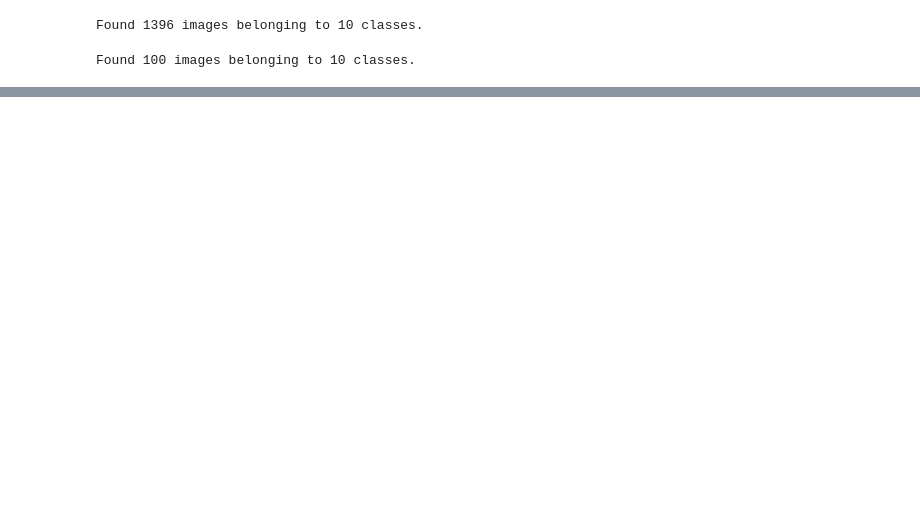
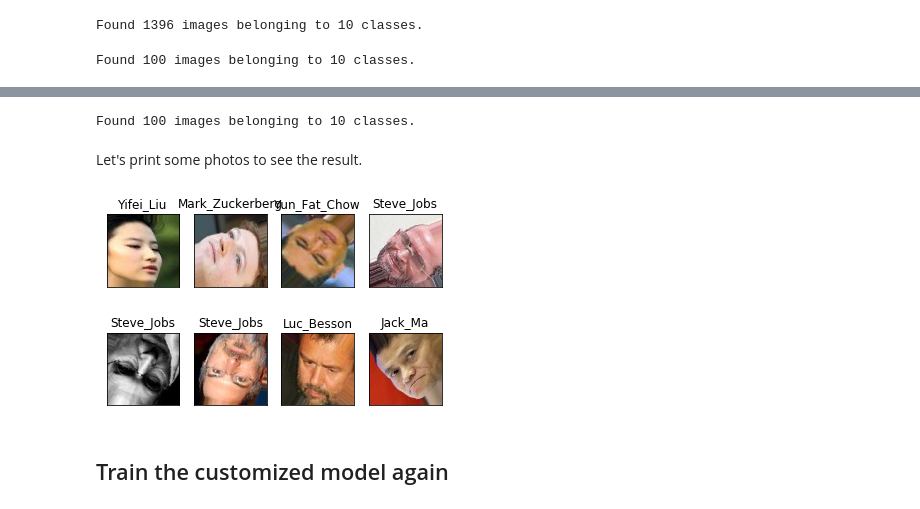
Before and after one commit to skylarhuang/ML_Intro_project, a Jupyter notebook: Fine_Tuning_Vgg_Face.ipynb, the cells around one changed output, grey strips where cells are left out. Drawn from its saved outputs; the diff is of its cells as text; code cells hidden in the pictures; blank space fills up the shorter version.

```diff
--- a/Fine_Tuning_Vgg_Face.ipynb
+++ b/Fine_Tuning_Vgg_Face.ipynb
@@ -256 +377,32 @@ Try a different optimizer:
+# %%
+test_data_dir = './face_test'
+test_datagen = ImageDataGenerator(rescale=1./255,
+                                   shear_range=0.2,
+                                   zoom_range=0.2,
+                                   # Add rotation
+                                   rotation_range=90,
+                                   # Add flip
+                                   vertical_flip=True,
+                                   horizontal_flip=True)
+test_generator = test_datagen.flow_from_directory(
+                        test_data_dir,
+                        target_size=(nrow,ncol),
+                        batch_size=batch_size,
+                        class_mode='sparse')
+# %% [output]
+Found 100 images belonging to 10 classes.
+# %% [markdown]
+Let's print some photos to see the result.
+# %%
+X,y = test_generator.next()
+nplot = 8
+for i in range(nplot):
+    plt.subplot(2,nplot/2,i+1)
+    disp_image(X[i,:,:,:])
+    title = (textFileNames[y[i]])
+    plt.title(title)
+# %% [output]
+[figure, added]
+# %% [markdown]
+## Train the customized model again
 # %%
```
Also changed, not shown: parts of 29 cells of this notebook.
